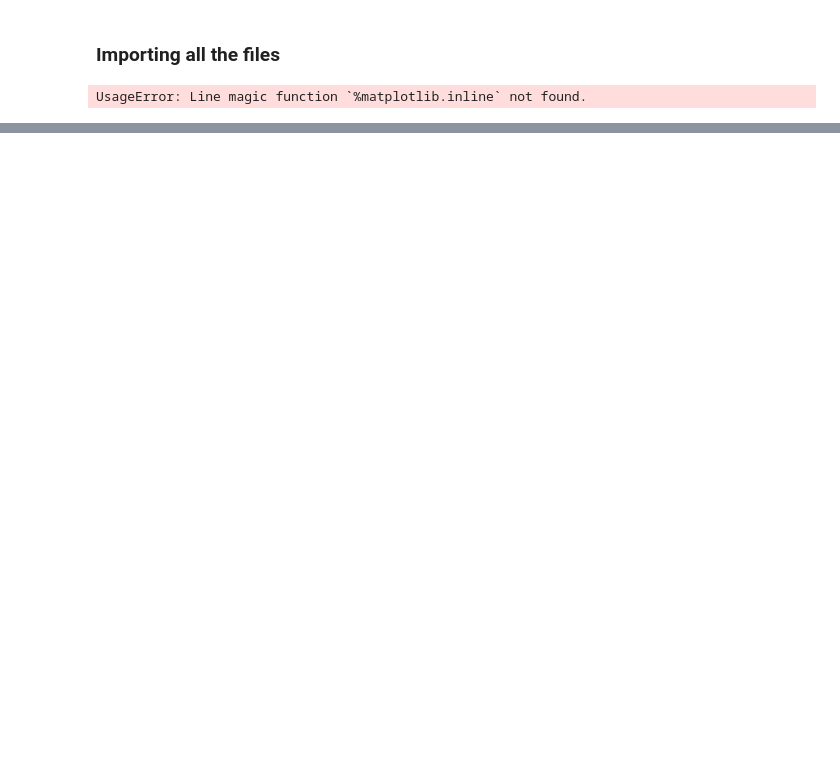
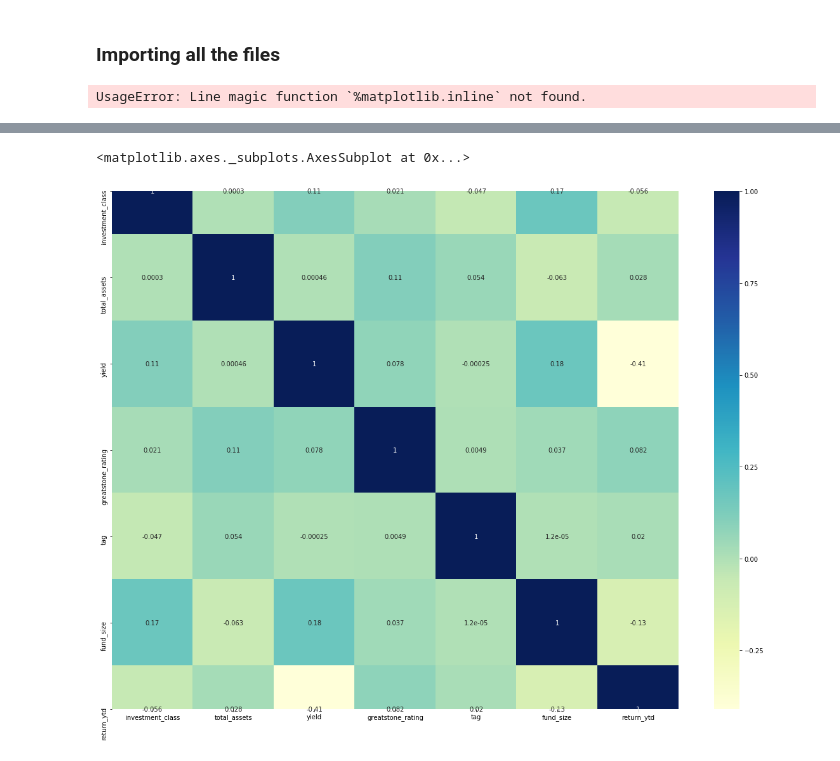
Before and after one commit to ayush1689/Ayush_work, a Jupyter notebook: Grand_Hackathon_Kumar_Ayush.ipynb, the cells around one changed output, grey strips where cells are left out. Saved outputs shown, nothing was run; the diff lists cells and outputs as text; code cells hidden in the pictures; blank space fills up the shorter version.

```diff
--- a/Grand_Hackathon_Kumar_Ayush.ipynb
+++ b/Grand_Hackathon_Kumar_Ayush.ipynb
@@ -207,0 +1112,4 @@ Index(['fund_id', 'greatstone_rating'], dtype='object')
+# %%
+fund_specs['investment_class'] = fund_specs['investment_class'].cat.codes
+#fund_specs_1 = fund_specs.drop(['investment_class'], axis=1)
+#fund_specs_1.head()
@@ -207,0 +1129,3 @@ Index(['fund_id', 'greatstone_rating'], dtype='object')
+# %%
+fund_specs['fund_size'] = fund_specs['fund_size'].astype('category')
+fund_specs['fund_size'].dtypes
@@ -207,0 +1134,2 @@ Index(['fund_id', 'greatstone_rating'], dtype='object')
+# %%
+fund_specs['fund_size'] = fund_specs['fund_size'].cat.codes
@@ -207,0 +1149,2 @@ Index(['fund_id', 'greatstone_rating'], dtype='object')
+# %%
+fund_specs = fund_specs.drop(['currency','inception_date'],axis=1)
@@ -207,0 +1160,6 @@ Index(['fund_id', 'greatstone_rating'], dtype='object')
+# %%
+plt.subplots(figsize=(20,15))
+sns.heatmap(fund_specs.corr(), annot=True,cmap="YlGnBu")
+# %% [output]
+<matplotlib.axes._subplots.AxesSubplot at 0x...>
+[figure, added]
```
Also changed, not shown: parts of 298 cells of this notebook.
